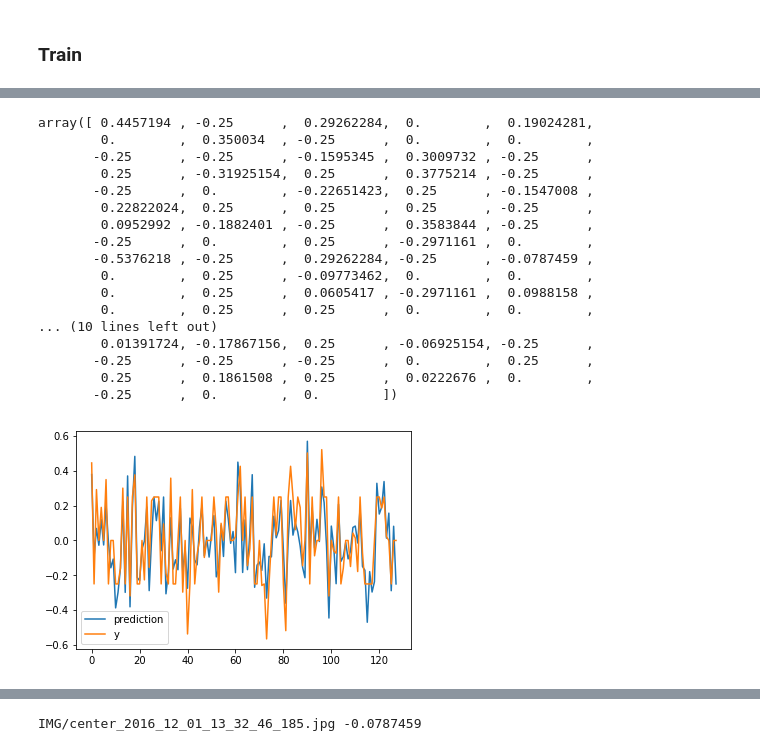
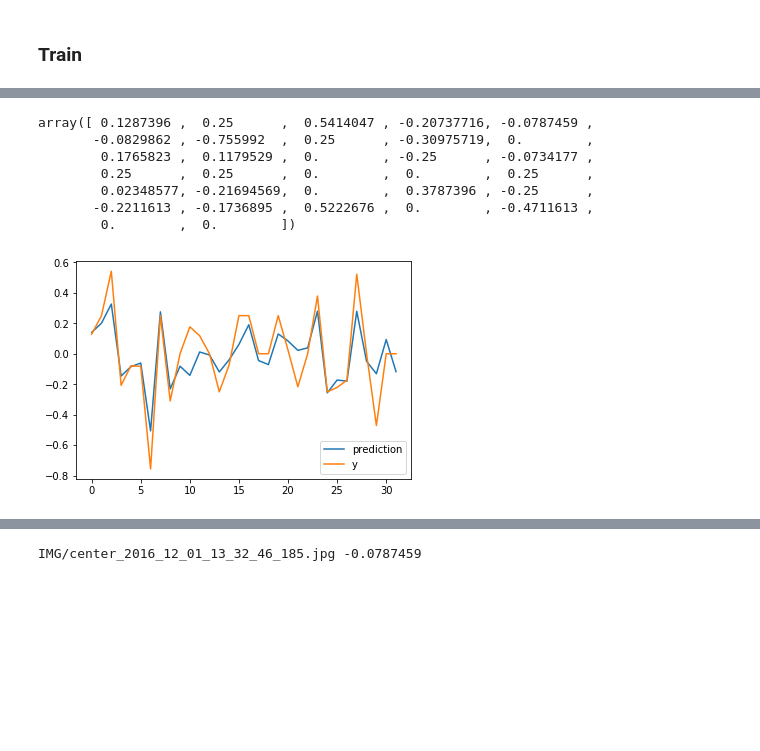
Before and after one commit to husams/Behavioral-Cloning, a Jupyter notebook: nvida.ipynb, the cells around one changed output, grey strips where cells are left out. Drawn from its saved outputs; the diff is of its cells as text; code cells hidden in the pictures; blank space fills up the shorter version.

```diff
--- a/nvida.ipynb
+++ b/nvida.ipynb
@@ -259,13 +237,13 @@ ________________________________________________________________________________
 def samples_count(total_count, batch_size):
     return math.ceil(total_count/batch_size) * batch_size
 
-batch_size  = 128
+batch_size  = 32
 epochs      = 5
 
 train_generator      = generator(train_samples, batch_size=batch_size, trace=True)
 validation_generator = generator(validation_samples, batch_size=batch_size, augmentation=False)
 
-samples_per_epoch  = samples_count(40000, batch_size) #math.ceil((len(train_samples)*8)/batch_size) * batch_size
+samples_per_epoch  = samples_count(45000, batch_size) #math.ceil((len(train_samples)*8)/batch_size) * batch_size
 nb_val_samples     = samples_count(24000, batch_size) #math.ceil((len(validation_samples)*8) / batch_size) * batch_size
 
 history = model.fit_generator(
@@ -303,30 +281,20 @@ X,y = next(validation_generator)
 
 prediction = model.predict(X)
 # %%
-plt.plot([i for i in range(0,128)], prediction, label='prediction')
-plt.plot([i for i in range(0,128)], y, label="y")
+plt.plot([i for i in range(0,batch_size)], prediction, label='prediction')
+plt.plot([i for i in range(0,batch_size)], y, label="y")
 plt.legend()
 
 y
 # %% [output]
-array([ 0.4457194 , -0.25      ,  0.29262284,  0.        ,  0.19024281,
-        0.        ,  0.350034  , -0.25      ,  0.        ,  0.        ,
-       -0.25      , -0.25      , -0.1595345 ,  0.3009732 , -0.25      ,
-        0.25      , -0.31925154,  0.25      ,  0.3775214 , -0.25      ,
-       -0.25      ,  0.        , -0.22651423,  0.25      , -0.1547008 ,
-        0.22822024,  0.25      ,  0.25      ,  0.25      , -0.25      ,
-        0.0952992 , -0.1882401 , -0.25      ,  0.3583844 , -0.25      ,
-       -0.25      ,  0.        ,  0.25      , -0.2971161 ,  0.        ,
-       -0.5376218 , -0.25      ,  0.29262284, -0.25      , -0.0787459 ,
-        0.        ,  0.25      , -0.09773462,  0.        ,  0.        ,
-        0.        ,  0.25      ,  0.0605417 , -0.2971161 ,  0.0988158 ,
-        0.        ,  0.25      ,  0.25      ,  0.        ,  0.        ,
-... (10 lines left out)
-        0.01391724, -0.17867156,  0.25      , -0.06925154, -0.25      ,
-       -0.25      , -0.25      , -0.25      ,  0.        ,  0.25      ,
-        0.25      ,  0.1861508 ,  0.25      ,  0.0222676 ,  0.        ,
-       -0.25      ,  0.        ,  0.        ])
+array([ 0.1287396 ,  0.25      ,  0.5414047 , -0.20737716, -0.0787459 ,
+       -0.0829862 , -0.755992  ,  0.25      , -0.30975719,  0.        ,
+        0.1765823 ,  0.1179529 ,  0.        , -0.25      , -0.0734177 ,
+        0.25      ,  0.25      ,  0.        ,  0.        ,  0.25      ,
+        0.02348577, -0.21694569,  0.        ,  0.3787396 , -0.25      ,
+       -0.2211613 , -0.1736895 ,  0.5222676 ,  0.        , -0.4711613 ,
+        0.        ,  0.        ])
-[figure, old version]
+[figure, new version]
 # %%
 plt.hist(traning_set)
 # %% [output]
```
Also changed, not shown: parts of 9 cells of this notebook, 1 other file.
